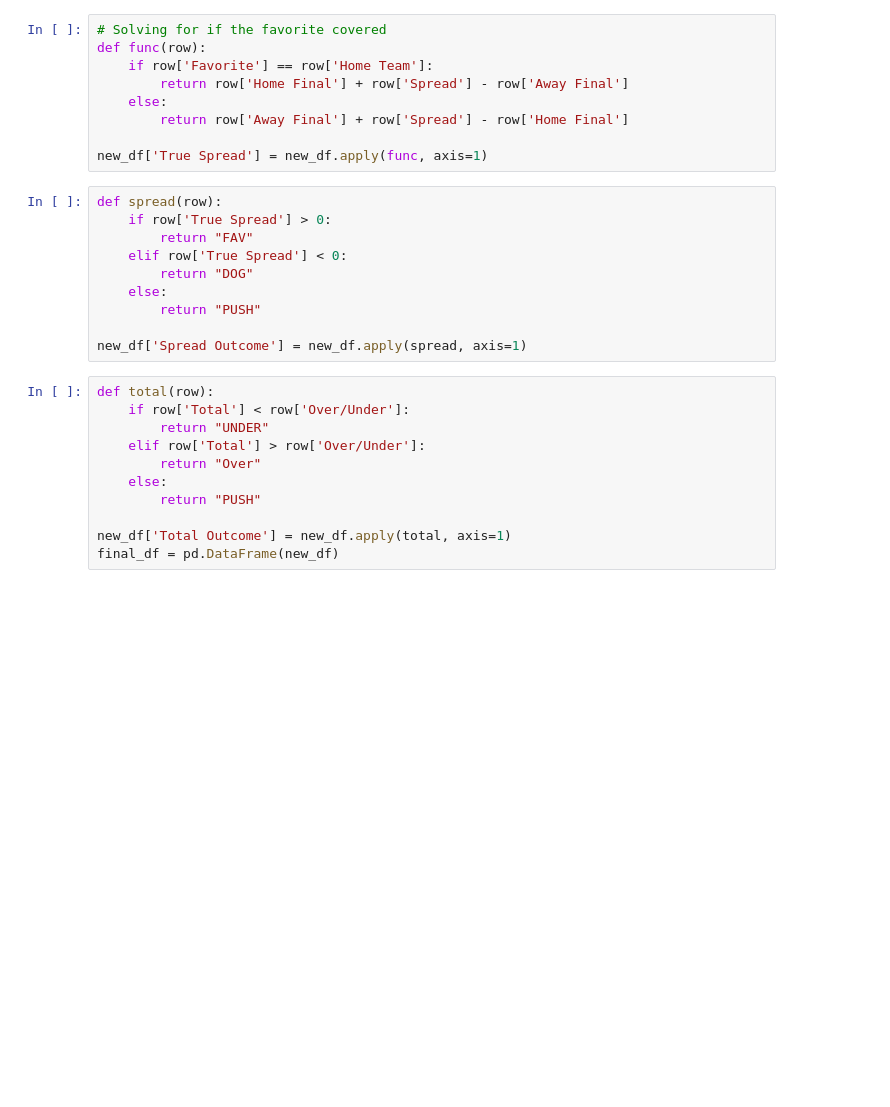
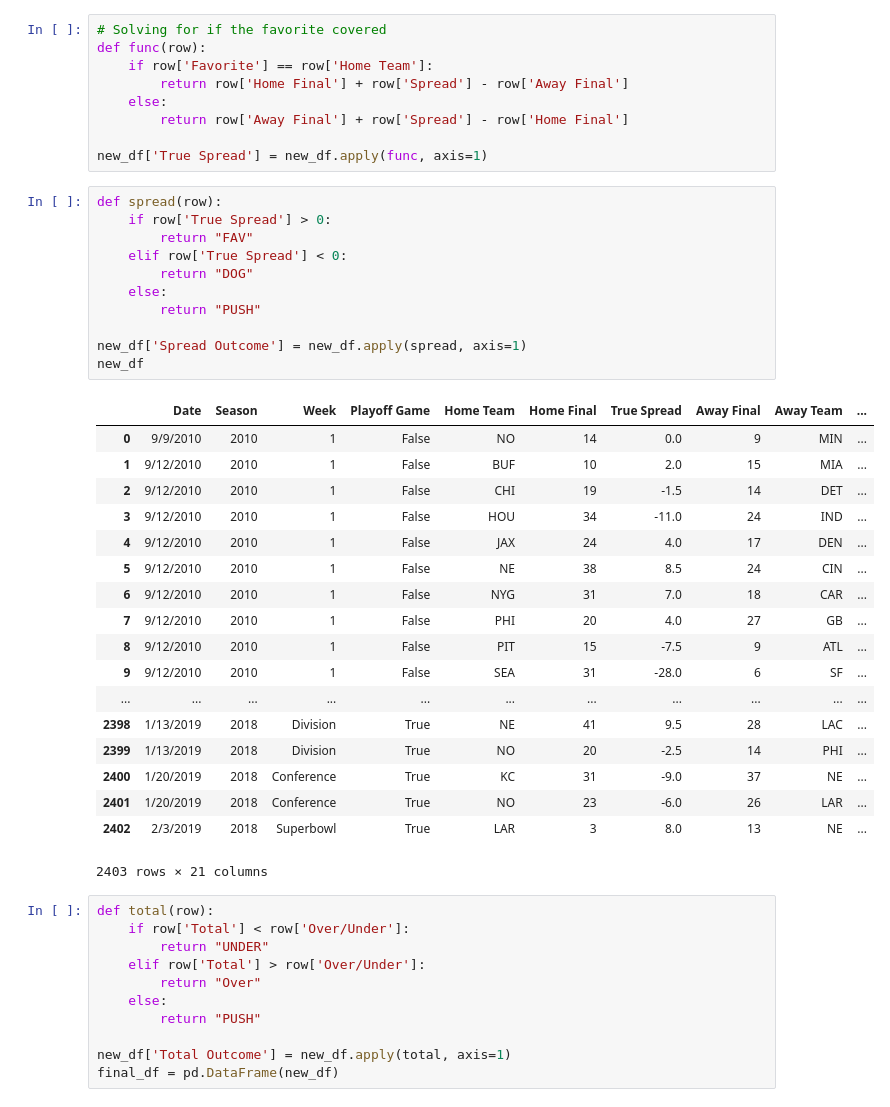
Before and after one commit to Group-Project-2-Electric-Boogaloo/Python-API-Project, a Jupyter notebook: Final-DataFrame-Kernel.ipynb, the cells around one changed output. Cells and saved outputs as stored; diff of their text form; blank space fills up the shorter version.

```diff
--- a/Final-DataFrame-Kernel.ipynb
+++ b/Final-DataFrame-Kernel.ipynb
@@ -65,13 +65,33 @@ new_df['True Spread'] = new_df.apply(func, axis=1)
 # %%
 def spread(row):
     if row['True Spread'] > 0:
         return "FAV"
     elif row['True Spread'] < 0:
         return "DOG"
     else:
         return "PUSH"
 
 new_df['Spread Outcome'] = new_df.apply(spread, axis=1)
+new_df
+# %% [output]
+|  | Date | Season | Week | Playoff Game | Home Team | Home Final | True Spread | Away Final | Away Team | ... |
+| 0 | 9/9/2010 | 2010 | 1 | False | NO | 14 | 0.0 | 9 | MIN | ... |
+| 1 | 9/12/2010 | 2010 | 1 | False | BUF | 10 | 2.0 | 15 | MIA | ... |
+| 2 | 9/12/2010 | 2010 | 1 | False | CHI | 19 | -1.5 | 14 | DET | ... |
+| 3 | 9/12/2010 | 2010 | 1 | False | HOU | 34 | -11.0 | 24 | IND | ... |
+| 4 | 9/12/2010 | 2010 | 1 | False | JAX | 24 | 4.0 | 17 | DEN | ... |
+| 5 | 9/12/2010 | 2010 | 1 | False | NE | 38 | 8.5 | 24 | CIN | ... |
+| 6 | 9/12/2010 | 2010 | 1 | False | NYG | 31 | 7.0 | 18 | CAR | ... |
+| 7 | 9/12/2010 | 2010 | 1 | False | PHI | 20 | 4.0 | 27 | GB | ... |
+| 8 | 9/12/2010 | 2010 | 1 | False | PIT | 15 | -7.5 | 9 | ATL | ... |
+| 9 | 9/12/2010 | 2010 | 1 | False | SEA | 31 | -28.0 | 6 | SF | ... |
+| ... | ... | ... | ... | ... | ... | ... | ... | ... | ... | ... |
+| 2398 | 1/13/2019 | 2018 | Division | True | NE | 41 | 9.5 | 28 | LAC | ... |
+| 2399 | 1/13/2019 | 2018 | Division | True | NO | 20 | -2.5 | 14 | PHI | ... |
+| 2400 | 1/20/2019 | 2018 | Conference | True | KC | 31 | -9.0 | 37 | NE | ... |
+| 2401 | 1/20/2019 | 2018 | Conference | True | NO | 23 | -6.0 | 26 | LAR | ... |
+| 2402 | 2/3/2019 | 2018 | Superbowl | True | LAR | 3 | 8.0 | 13 | NE | ... |
+2403 rows × 21 columns
 # %%
 def total(row):
     if row['Total'] < row['Over/Under']:
```
Also changed, not shown: parts of 15 cells of this notebook.
